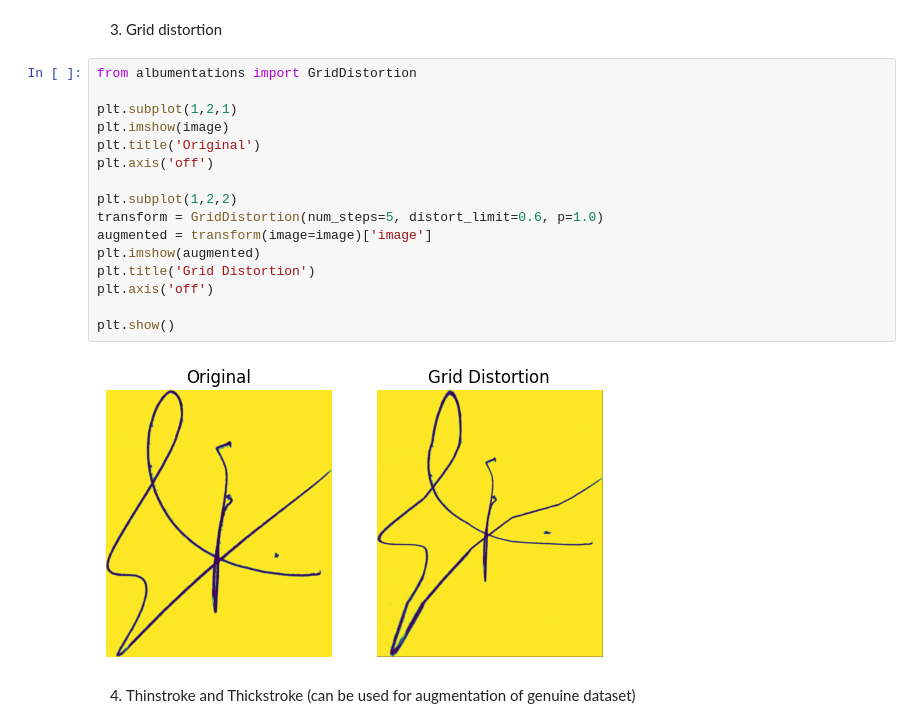
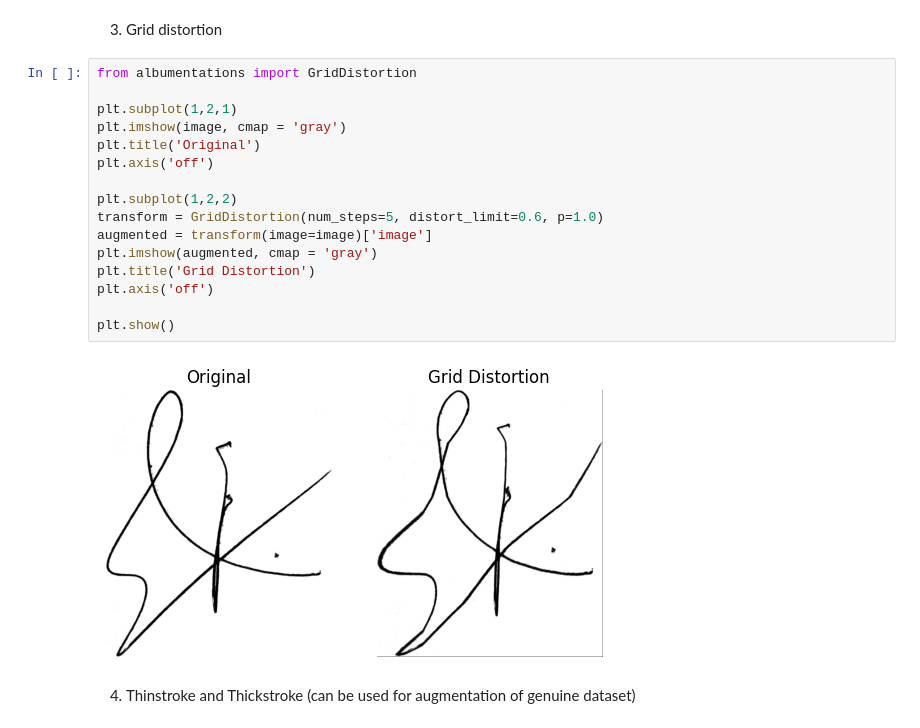
Before and after one commit to PrajwalChaudhary25/signature_verification, a Jupyter notebook: Notebooks/Advanced_augmentations.ipynb, the cells around one changed output. Drawn from its saved outputs; the diff is of its cells as text.

```diff
--- a/Notebooks/Advanced_augmentations.ipynb
+++ b/Notebooks/Advanced_augmentations.ipynb
@@ -85,21 +85,21 @@ plt.show()
 # %%
 from albumentations import GridDistortion
 
 plt.subplot(1,2,1)
-plt.imshow(image)
+plt.imshow(image, cmap = 'gray')
 plt.title('Original')
 plt.axis('off')
 
 plt.subplot(1,2,2)
 transform = GridDistortion(num_steps=5, distort_limit=0.6, p=1.0)
 augmented = transform(image=image)['image']
-plt.imshow(augmented)
+plt.imshow(augmented, cmap = 'gray')
 plt.title('Grid Distortion')
 plt.axis('off')
 
 plt.show()
 # %% [output]
-[figure, old version]
+[figure, new version]
 # %% [markdown]
 4. Thinstroke and Thickstroke (can be used for augmentation of genuine dataset)
 # %%
```
Also changed, not shown: parts of 4 cells of this notebook.
